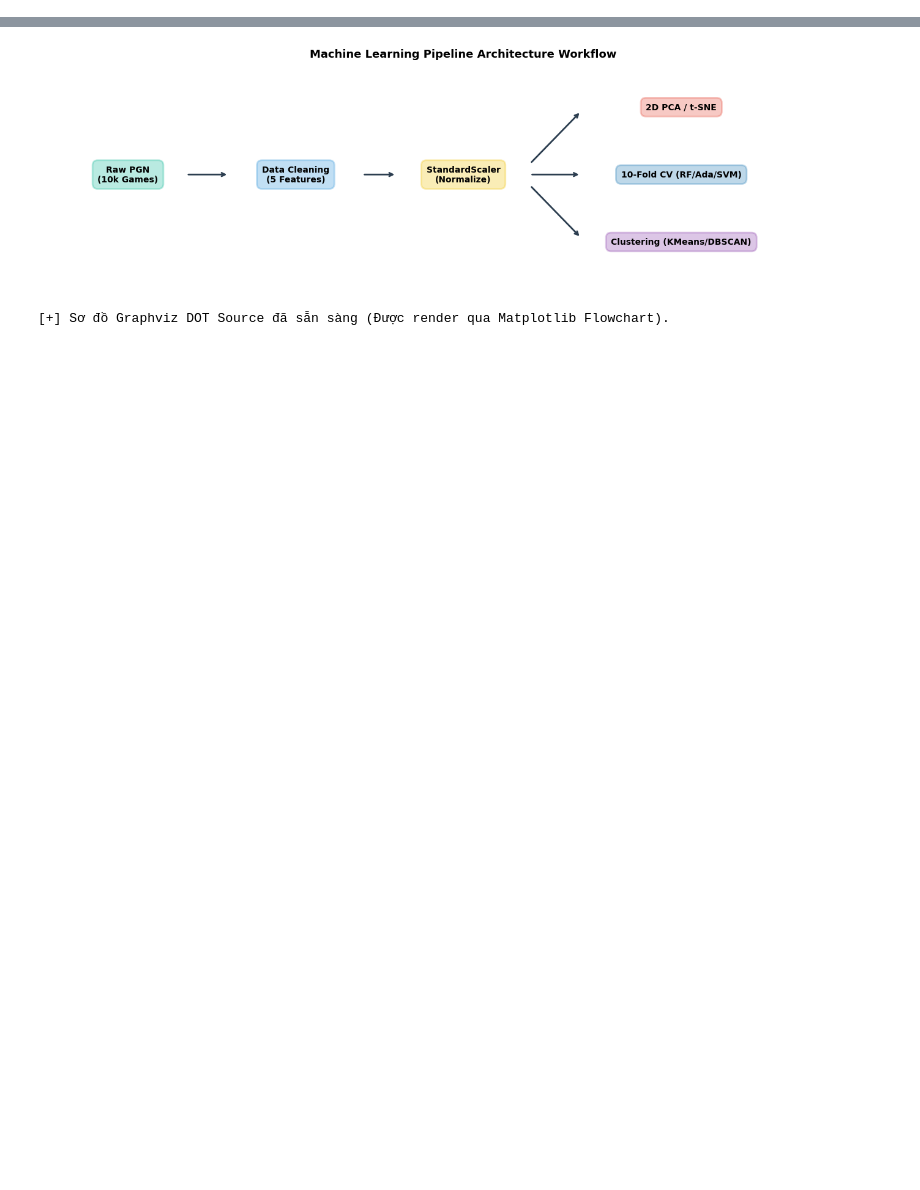
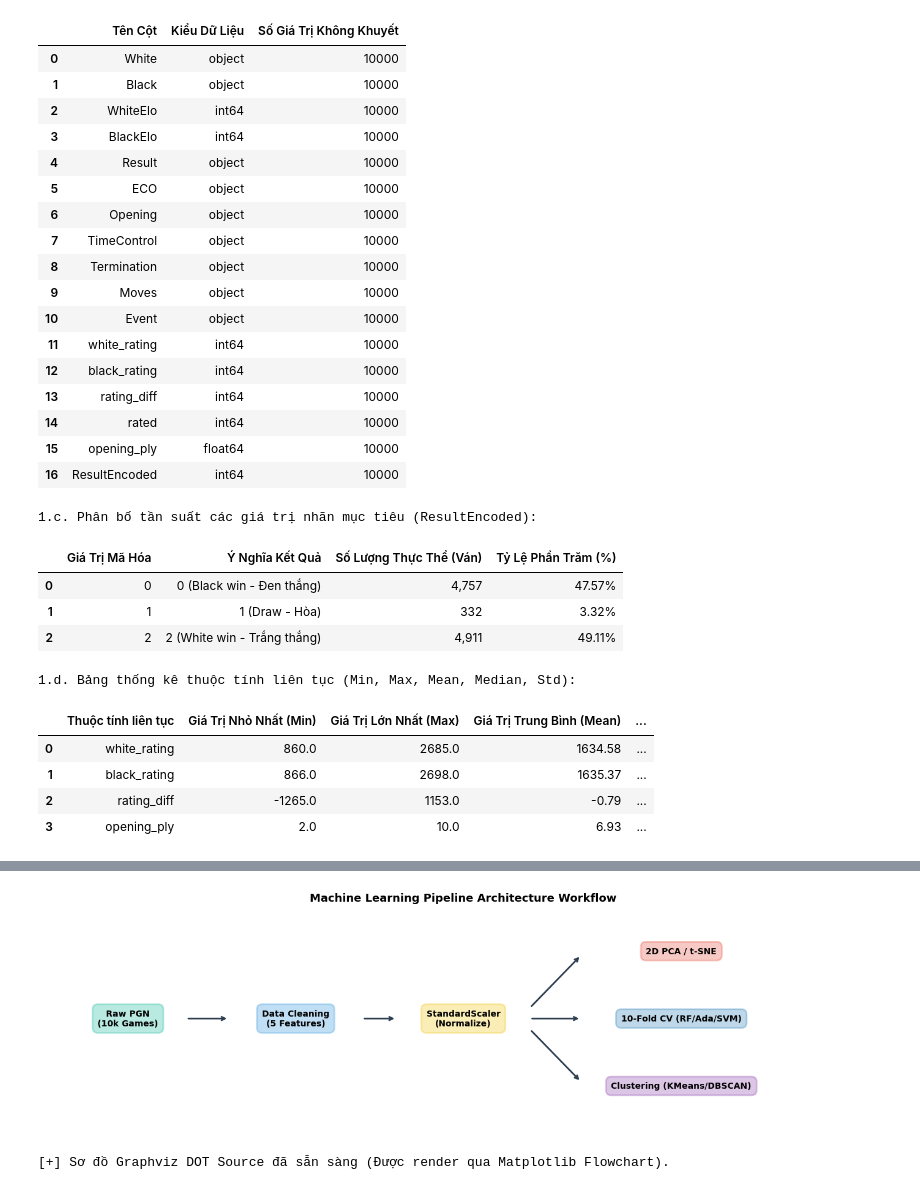
Before and after one commit to vongocgiavy/linh, a Jupyter notebook: lichess_ml_analysis.ipynb, the cells around one changed output, grey strips where cells are left out. Drawn from its saved outputs; the diff is of its cells as text; code cells hidden in the pictures; blank space fills up the shorter version.

```diff
--- a/lichess_ml_analysis.ipynb
+++ b/lichess_ml_analysis.ipynb
@@ -97,31 +127,47 @@ print(f"[+] Đã tạo tập dữ liệu sạch tại: {clean_csv_path}")
 # %%
-# 1.a. Kích thước và chiều của dữ liệu
-print(f"1.a. Kích thước và chiều dữ liệu (Shape): {df.shape}")
+print("=" * 80)
+print(" 📋 KẾT QUẢ KHẢO SÁT THÔNG SỐ TẬP DỮ LIỆU LICHESS (YÊU CẦU 1)")
+print("=" * 80)
 
-# 1.b. Kiểu dữ liệu của các thuộc tính
-print("\n1.b. Kiểu dữ liệu các thuộc tính (dtypes):")
-print(df.dtypes)
+# 1.a. Kích thước và chiều dữ liệu
+print(f"\n1.a. Kích thước ma trận dữ liệu (Shape): {df.shape[0]:,} dòng x {df.shape[1]} cột (Chiều = {df.shape})")
+
+# 1.b. Kiểu dữ liệu các thuộc tính
+print("\n1.b. Bảng danh mục kiểu dữ liệu các thuộc tính (dtypes):")
+dtypes_df = pd.DataFrame({
+    "Tên Cột": df.columns,
+    "Kiểu Dữ Liệu": df.dtypes.astype(str).values,
+    "Số Giá Trị Không Khuyết": df.notnull().sum().values
+})
+display(dtypes_df)
 
 # 1.c. Số lượng thực thể của các giá trị nhãn
-print("\n1.c. Phân bố tần suất các giá trị nhãn (ResultEncoded):")
+print("\n1.c. Phân bố tần suất các giá trị nhãn mục tiêu (ResultEncoded):")
 label_desc = {0: "0 (Black win - Đen thắng)", 1: "1 (Draw - Hòa)", 2: "2 (White win - Trắng thắng)"}
 val_counts = df['ResultEncoded'].value_counts().sort_index()
+label_stats = []
 for k, v in val_counts.items():
     pct = v / len(df) * 100
-    print(f"   - Nhãn {label_desc[k]:<35}: {v:,} mẫu ({pct:.2f}%)")
+    label_stats.append({
+        "Giá Trị Mã Hóa": k,
+        "Ý Nghĩa Kết Quả": label_desc[k],
+        "Số Lượng Thực Thể (Ván)": f"{v:,}",
+        "Tỷ Lệ Phần Trăm (%)": f"{pct:.2f}%"
+    })
+display(pd.DataFrame(label_stats))
 
-# 1.d. Thống kê Min, Max, Mean các cột số thực
+# 1.d. Thống kê Min, Max, Mean các cột thuộc tính số thực
+print("\n1.d. Bảng thống kê thuộc tính liên tục (Min, Max, Mean, Median, Std):")
 continuous_cols = ["white_rating", "black_rating", "rating_diff", "opening_ply"]
 stats_data = []
 for col in continuous_cols:
     stats_data.append({
-        "Thuộc tính": col,
-        "Min": df[col].min(),
-        "Max": df[col].max(),
-        "Mean": round(df[col].mean(), 2),
-        "Median": round(df[col].median(), 2),
-        "Std": round(df[col].std(), 2)
+        "Thuộc tính liên tục": col,
+        "Giá Trị Nhỏ Nhất (Min)": df[col].min(),
+        "Giá Trị Lớn Nhất (Max)": df[col].max(),
+        "Giá Trị Trung Bình (Mean)": round(df[col].mean(), 2),
+        "Trung Vị (Median)": round(df[col].median(), 2),
+        "Độ Lệch Chuẩn (Std)": round(df[col].std(), 2)
     })
-print("\n1.d. Thống kê thuộc tính liên tục:")
-print(pd.DataFrame(stats_data).to_string(index=False))
+display(pd.DataFrame(stats_data))
 # %% [output]
@@ -144,0 +181,29 @@ black_rating   866.0 2698.0 1635.37  1621.0 272.89
+|  | Tên Cột | Kiểu Dữ Liệu | Số Giá Trị Không Khuyết |
+| 0 | White | object | 10000 |
+| 1 | Black | object | 10000 |
+| 2 | WhiteElo | int64 | 10000 |
+| 3 | BlackElo | int64 | 10000 |
+| 4 | Result | object | 10000 |
+| 5 | ECO | object | 10000 |
+| 6 | Opening | object | 10000 |
+| 7 | TimeControl | object | 10000 |
+| 8 | Termination | object | 10000 |
+| 9 | Moves | object | 10000 |
+| 10 | Event | object | 10000 |
+| 11 | white_rating | int64 | 10000 |
+| 12 | black_rating | int64 | 10000 |
+| 13 | rating_diff | int64 | 10000 |
+| 14 | rated | int64 | 10000 |
+| 15 | opening_ply | float64 | 10000 |
+| 16 | ResultEncoded | int64 | 10000 |
+1.c. Phân bố tần suất các giá trị nhãn mục tiêu (ResultEncoded):
+|  | Giá Trị Mã Hóa | Ý Nghĩa Kết Quả | Số Lượng Thực Thể (Ván) | Tỷ Lệ Phần Trăm (%) |
+| 0 | 0 | 0 (Black win - Đen thắng) | 4,757 | 47.57% |
+| 1 | 1 | 1 (Draw - Hòa) | 332 | 3.32% |
+| 2 | 2 | 2 (White win - Trắng thắng) | 4,911 | 49.11% |
+1.d. Bảng thống kê thuộc tính liên tục (Min, Max, Mean, Median, Std):
+|  | Thuộc tính liên tục | Giá Trị Nhỏ Nhất (Min) | Giá Trị Lớn Nhất (Max) | Giá Trị Trung Bình (Mean) | ... |
+| 0 | white_rating | 860.0 | 2685.0 | 1634.58 | ... |
+| 1 | black_rating | 866.0 | 2698.0 | 1635.37 | ... |
+| 2 | rating_diff | -1265.0 | 1153.0 | -0.79 | ... |
+| 3 | opening_ply | 2.0 | 10.0 | 6.93 | ... |
```
Also changed, not shown: parts of 17 cells of this notebook, 5 other files.
